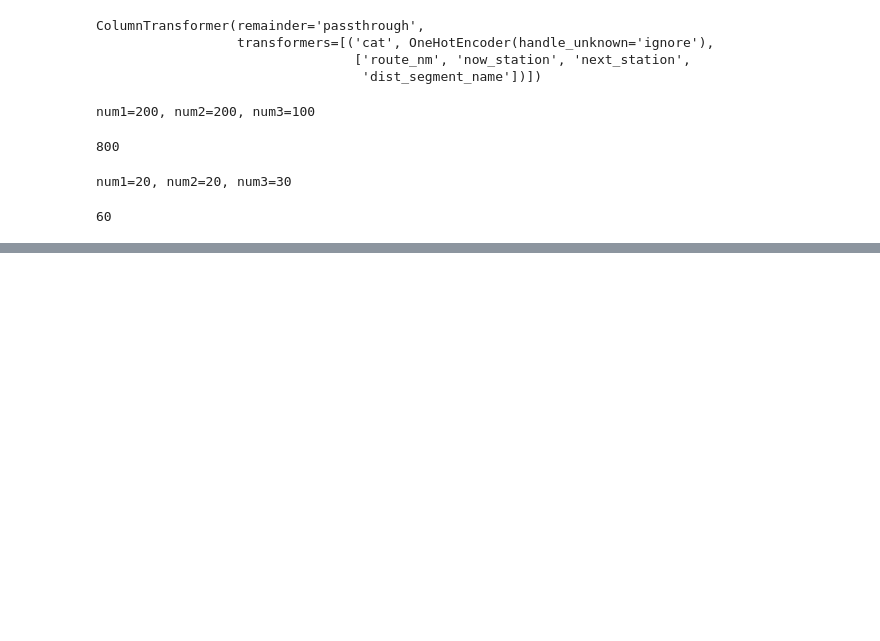
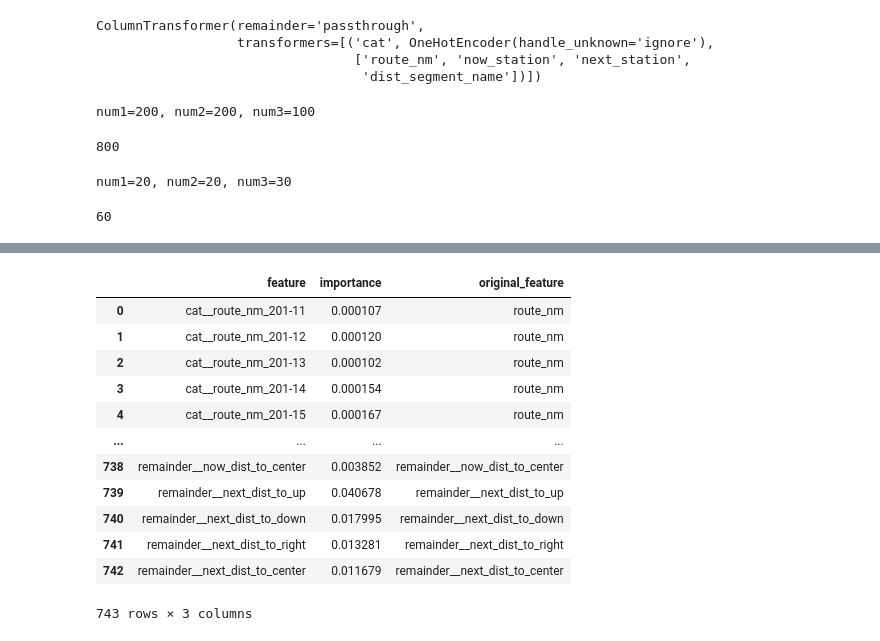
Before and after one commit to zzioozzioo/h26_DL, a Jupyter notebook: jeju_bus_arrival_prediction/1_11_hyper_parameter_tuning.ipynb, the cells around one changed output, grey strips where cells are left out. Cells and saved outputs as stored; diff of their text form; code cells hidden in the pictures; blank space fills up the shorter version.

```diff
--- a/jeju_bus_arrival_prediction/1_11_hyper_parameter_tuning.ipynb
+++ b/jeju_bus_arrival_prediction/1_11_hyper_parameter_tuning.ipynb
@@ -457,0 +740,16 @@ np.float64(-18.88917465209961)
+# %%
+feature_importance_df
+# %% [output]
+|  | feature | importance | original_feature |
+| 0 | cat__route_nm_201-11 | 0.000107 | route_nm |
+| 1 | cat__route_nm_201-12 | 0.000120 | route_nm |
+| 2 | cat__route_nm_201-13 | 0.000102 | route_nm |
+| 3 | cat__route_nm_201-14 | 0.000154 | route_nm |
+| 4 | cat__route_nm_201-15 | 0.000167 | route_nm |
+| ... | ... | ... | ... |
+| 738 | remainder__now_dist_to_center | 0.003852 | remainder__now_dist_to_center |
+| 739 | remainder__next_dist_to_up | 0.040678 | remainder__next_dist_to_up |
+| 740 | remainder__next_dist_to_down | 0.017995 | remainder__next_dist_to_down |
+| 741 | remainder__next_dist_to_right | 0.013281 | remainder__next_dist_to_right |
+| 742 | remainder__next_dist_to_center | 0.011679 | remainder__next_dist_to_center |
+743 rows × 3 columns
```
Also changed, not shown: parts of 40 cells of this notebook.
